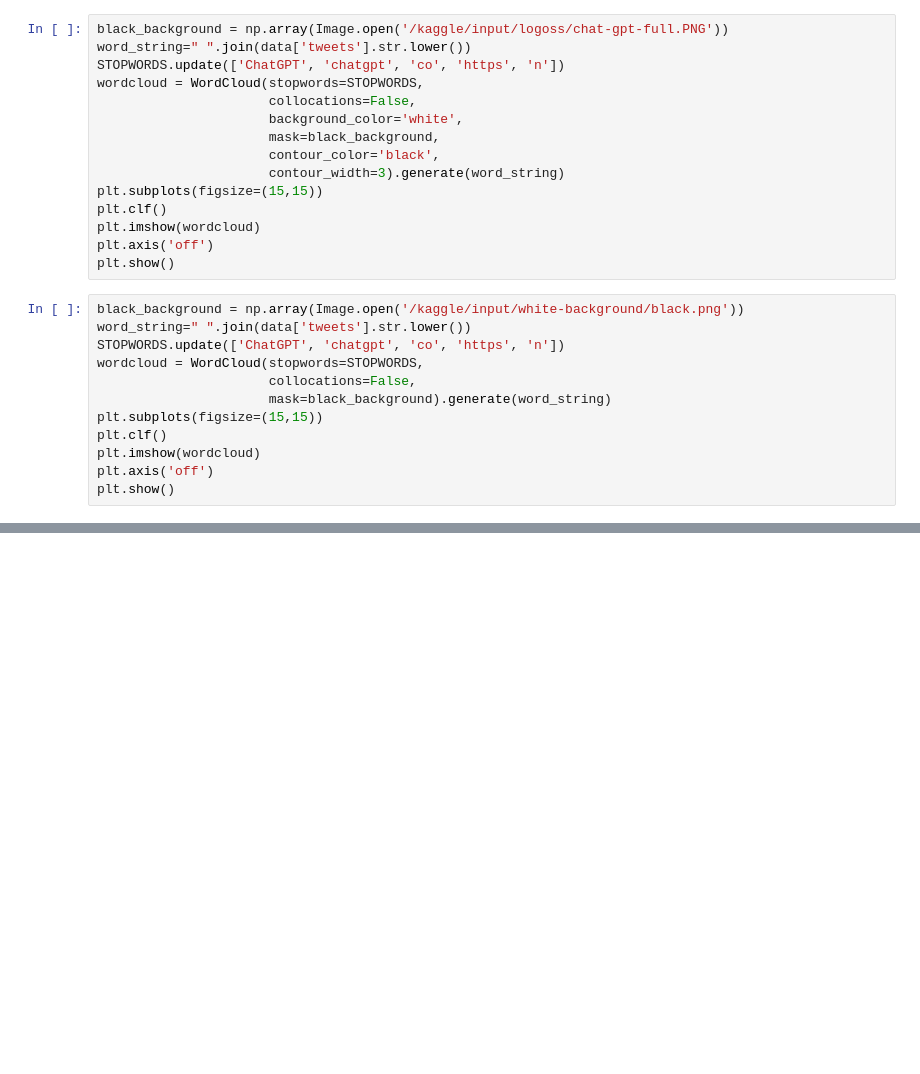
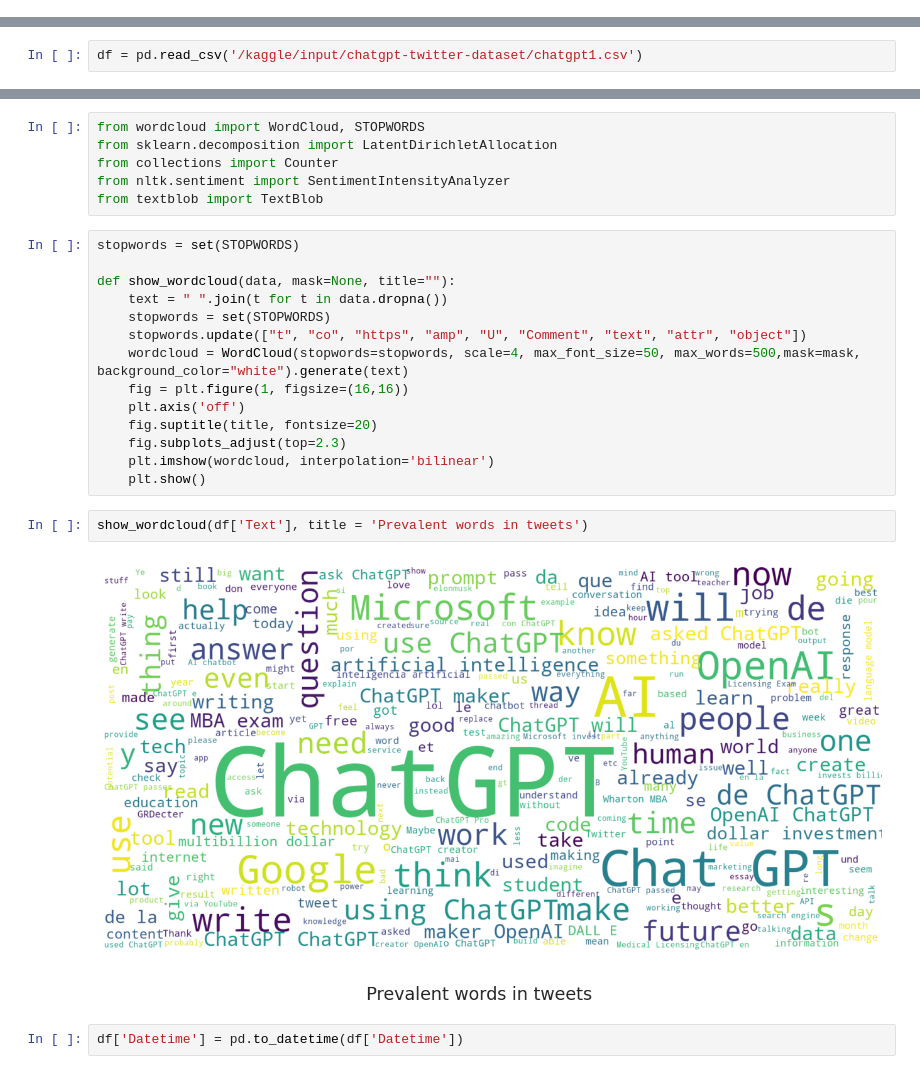
Before and after one commit to rajabali-ai/CS351L-Final, a Jupyter notebook: 2020408_CS351L_Final.ipynb, the cells around one changed output, grey strips where cells are left out. Drawn from its saved outputs; the diff is of its cells as text; blank space fills up the shorter version.

```diff
--- a/2020408_CS351L_Final.ipynb
+++ b/2020408_CS351L_Final.ipynb
@@ -207,27 +0,0 @@ plt.show()
-# %%
-black_background = np.array(Image.open('/kaggle/input/logoss/chat-gpt-full.PNG'))
-word_string=" ".join(data['tweets'].str.lower())
-STOPWORDS.update(['ChatGPT', 'chatgpt', 'co', 'https', 'n'])
-wordcloud = WordCloud(stopwords=STOPWORDS,
-                      collocations=False,
-                      background_color='white',
-                      mask=black_background,
-                      contour_color='black',
-                      contour_width=3).generate(word_string)
-plt.subplots(figsize=(15,15))
-plt.clf()
-plt.imshow(wordcloud)
-plt.axis('off')
-plt.show()
-# %%
-black_background = np.array(Image.open('/kaggle/input/white-background/black.png'))
-word_string=" ".join(data['tweets'].str.lower())
-STOPWORDS.update(['ChatGPT', 'chatgpt', 'co', 'https', 'n'])
-wordcloud = WordCloud(stopwords=STOPWORDS,
-                      collocations=False,
-                      mask=black_background).generate(word_string)
-plt.subplots(figsize=(15,15))
-plt.clf()
-plt.imshow(wordcloud)
-plt.axis('off')
-plt.show()
@@ -233,0 +21,2 @@ plt.show()
+# %%
+df = pd.read_csv('/kaggle/input/chatgpt-twitter-dataset/chatgpt1.csv')
@@ -233,0 +158,26 @@ plt.show()
+# %%
+from wordcloud import WordCloud, STOPWORDS
+from sklearn.decomposition import LatentDirichletAllocation
+from collections import Counter
+from nltk.sentiment import SentimentIntensityAnalyzer
+from textblob import TextBlob
+# %%
+stopwords = set(STOPWORDS)
+
+def show_wordcloud(data, mask=None, title=""):
+    text = " ".join(t for t in data.dropna())
+    stopwords = set(STOPWORDS)
+    stopwords.update(["t", "co", "https", "amp", "U", "Comment", "text", "attr", "object"])
+    wordcloud = WordCloud(stopwords=stopwords, scale=4, max_font_size=50, max_words=500,mask=mask, background_color="white").generate(text)
+    fig = plt.figure(1, figsize=(16,16))
+    plt.axis('off')
+    fig.suptitle(title, fontsize=20)
+    fig.subplots_adjust(top=2.3)
+    plt.imshow(wordcloud, interpolation='bilinear')
+    plt.show()
+# %%
+show_wordcloud(df['Text'], title = 'Prevalent words in tweets')
+# %% [output]
+[figure, added]
+# %%
+df['Datetime'] = pd.to_datetime(df['Datetime'])
```
Also changed, not shown: parts of 53 cells of this notebook.
